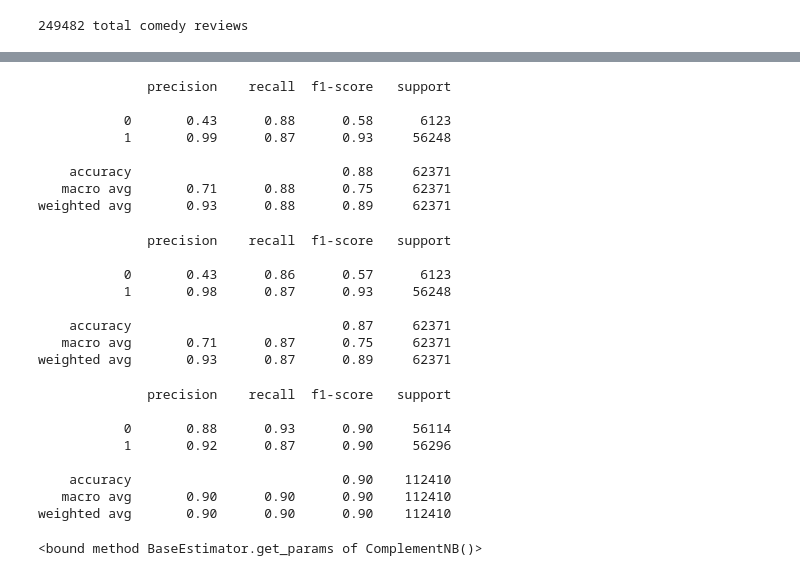
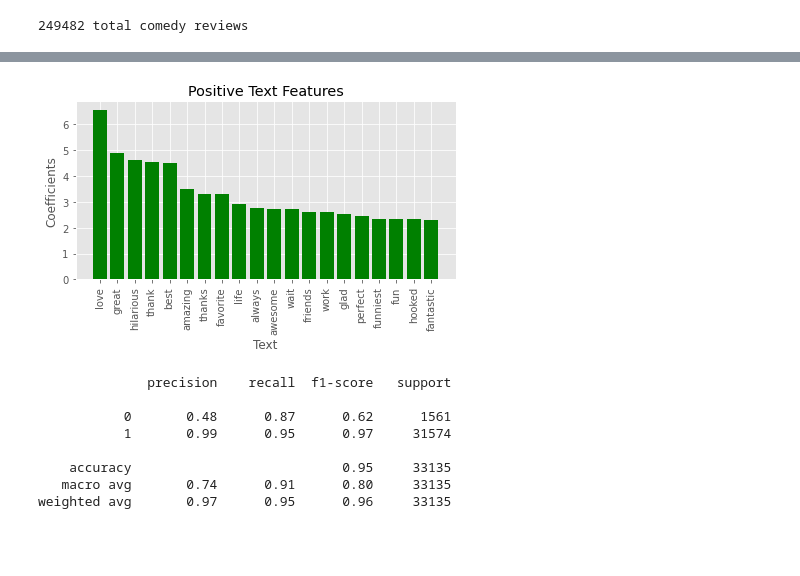
Before and after one commit to mattslatt/podcast_reviews, a Jupyter notebook: notebooks/podcast_modeling.ipynb, the cells around one changed output, grey strips where cells are left out. Saved outputs shown, nothing was run; the diff lists cells and outputs as text; code cells hidden in the pictures; blank space fills up the shorter version.

```diff
--- a/notebooks/podcast_modeling.ipynb
+++ b/notebooks/podcast_modeling.ipynb
@@ -136,0 +303,3 @@ plt.savefig('../img/baseline_model_performance.png', dpi=300)
+# %%
+text_coefs_rev = text_coefs[::-1]
+text_coefs_rev[:20]
@@ -137 +324,12 @@ plt.savefig('../img/baseline_model_performance.png', dpi=300)
+# %%
+fig, ax = plt.subplots()
+ax.bar(text_coefs_rev.index[:20], text_coefs_rev['coefs'][:20].values, color='green')
+ax.tick_params(axis='x', labelrotation=90)
+ax.set_title('Positive Text Features')
+ax.set_ylabel('Coefficients')
+ax.set_xlabel('Text')
+plt.tight_layout()
+plt.savefig('../img/positive_text_coefficients.png', dpi=300)
+# %% [output]
+[figure, added]
 # %%
@@ -145,41 +350,23 @@ X_resampled, y_resampled = ros.fit_resample(X_train, y_train)
 
 X_train_resampled = np.concatenate(X_resampled, axis=0)
 y_train_resampled = y_resampled
-# %%
-# rerun the baseline Naive Bayes model with oversampling
-
-text_clf_v1.fit(X_train_resampled, y_train_resampled)
-predicted = text_clf_v1.predict(X_test)
-
-print(classification_report(y_test, predicted))
-# %% [output]
-              precision    recall  f1-score   support
-
-           0       0.43      0.88      0.58      6123
-           1       0.99      0.87      0.93     56248
-
-    accuracy                           0.88     62371
-   macro avg       0.71      0.88      0.75     62371
-weighted avg       0.93      0.88      0.89     62371
 # %%
-
-
-text_process = Pipeline([
-    ('vect', CountVectorizer(stop_words = 'english')),
+sgdc = Pipeline([
+    ('vect', CountVectorizer(stop_words = updated_sw, ngram_range=(1,2))),
     ('tfidf', TfidfTransformer()),
-    ('clf', ComplementNB()),
+    ('clf', SGDClassifier()),
 ])
 
-text_clf_v2.fit(X_train_resampled, y_train_resampled)
-predicted = text_clf_v2.predict(X_test)
+sgdc.fit(X_train_resampled, y_train_resampled)
+predicted = sgdc.predict(X_test)
 
 print(classification_report(y_test, predicted))
 # %% [output]
               precision    recall  f1-score   support
 
-           0       0.43      0.86      0.57      6123
-           1       0.98      0.87      0.93     56248
+           0       0.48      0.87      0.62      1561
+           1       0.99      0.95      0.97     31574
 
-    accuracy                           0.87     62371
-   macro avg       0.71      0.87      0.75     62371
-weighted avg       0.93      0.87      0.89     62371
+    accuracy                           0.95     33135
+   macro avg       0.74      0.91      0.80     33135
+weighted avg       0.97      0.95      0.96     33135
@@ -196,21 +372,0 @@ X_train, X_test, y_train, y_test = train_test_split(np.concatenate(X_resampled,
-# %%
-text_clf_v2.fit(X_train, y_train)
-predicted = text_clf_v2.predict(X_test)
-
-print(classification_report(y_test, predicted))
-# %% [output]
-              precision    recall  f1-score   support
-
-           0       0.88      0.93      0.90     56114
-           1       0.92      0.87      0.90     56296
-
-    accuracy                           0.90    112410
-   macro avg       0.90      0.90      0.90    112410
-weighted avg       0.90      0.90      0.90    112410
-# %%
-# get most prominent features
-text_clf_v2['clf'].get_params
-# coefs = np.array(text_clf_v2['clf'].coef_)
-# bag = text_clf_v2['vect'].get_feature_names()
-# %% [output]
-<bound method BaseEstimator.get_params of ComplementNB()>
```
Also changed, not shown: parts of 18 cells of this notebook, 8 other files.
